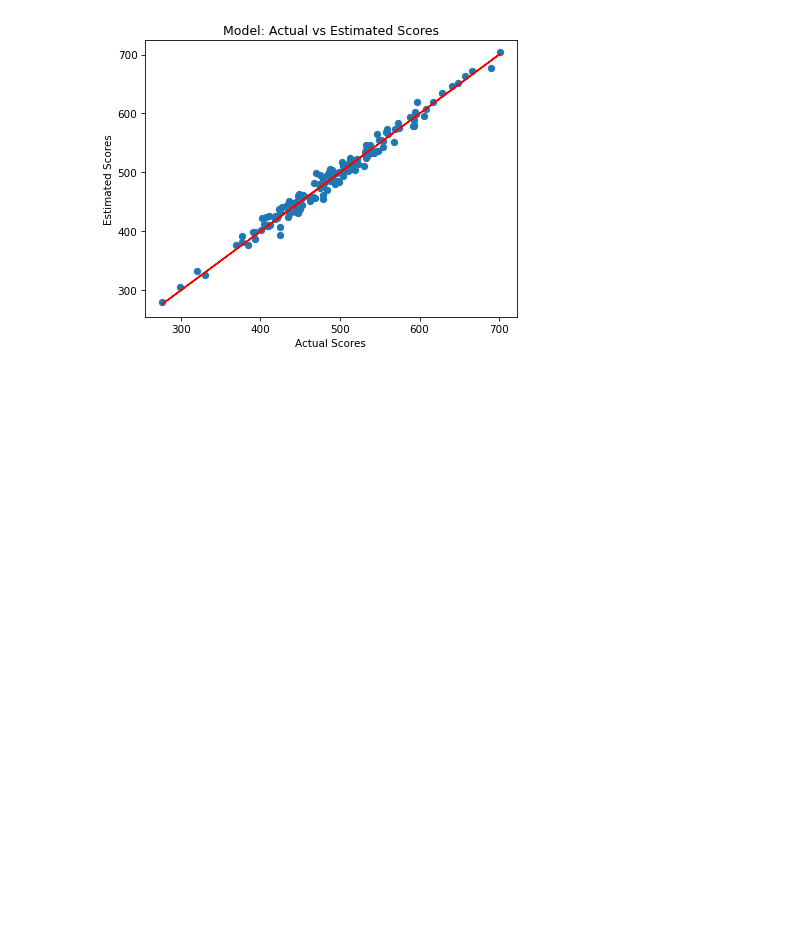
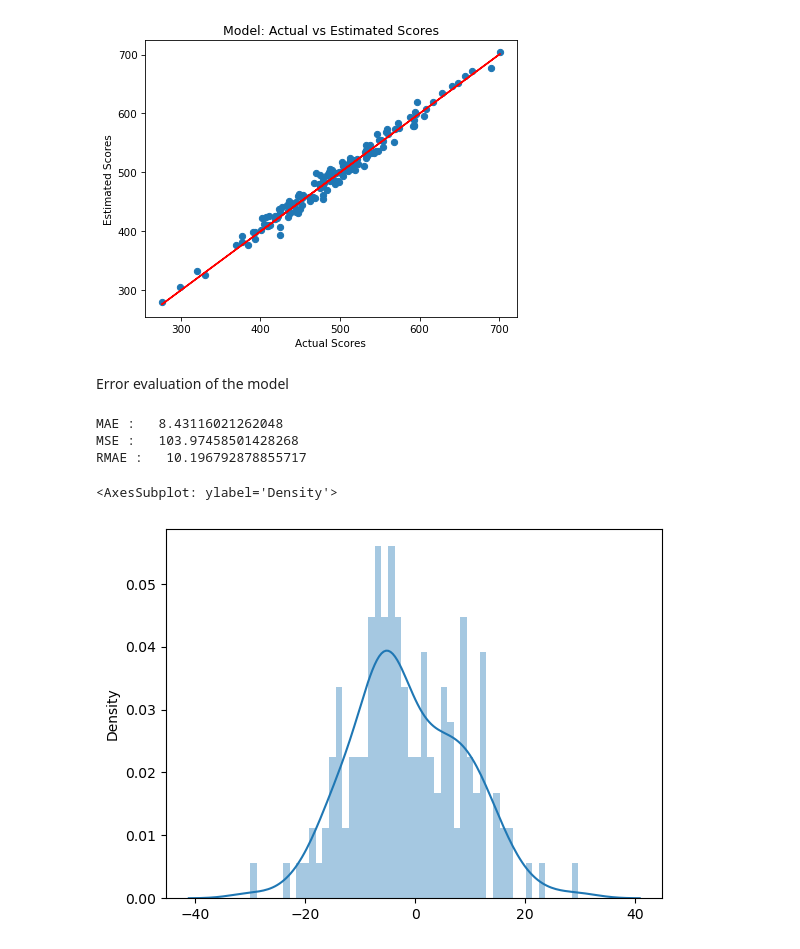
Before and after one commit to cwg7/ecommerce_linear_regression, a Jupyter notebook: ecommerce_linear_regression.ipynb, the cells around one changed output. Saved outputs shown, nothing was run; the diff lists cells and outputs as text; code cells hidden in the pictures; blank space fills up the shorter version.

```diff
--- a/ecommerce_linear_regression.ipynb
+++ b/ecommerce_linear_regression.ipynb
@@ -205,3 +210,19 @@ plt.title('Model: Actual vs Estimated Scores')
 plt.show()
 # %% [output]
 [figure]
+# %% [markdown]
+Error evaluation of the model
+# %%
+from sklearn import metrics
+print('MAE :'," ", metrics.mean_absolute_error(y_2_test,y_2_preds))
+print('MSE :'," ", metrics.mean_squared_error(y_2_test,y_2_preds))
+print('RMAE :'," ", np.sqrt(metrics.mean_squared_error(y_2_test,y_2_preds)))
+# %% [output]
+MAE :   8.43116021262048
+MSE :   103.97458501428268
+RMAE :   10.196792878855717
+# %%
+sns.distplot(y_2_test - y_2_preds, bins=50)
+# %% [output]
+<AxesSubplot: ylabel='Density'>
+[figure, added]
```
Also changed, not shown: parts of 3 cells of this notebook.
